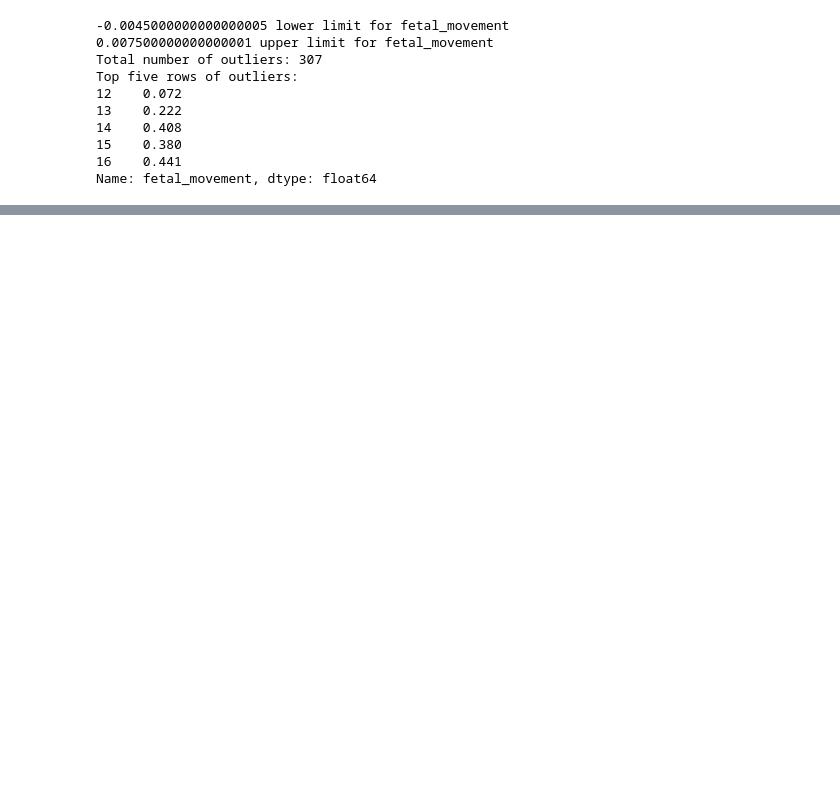
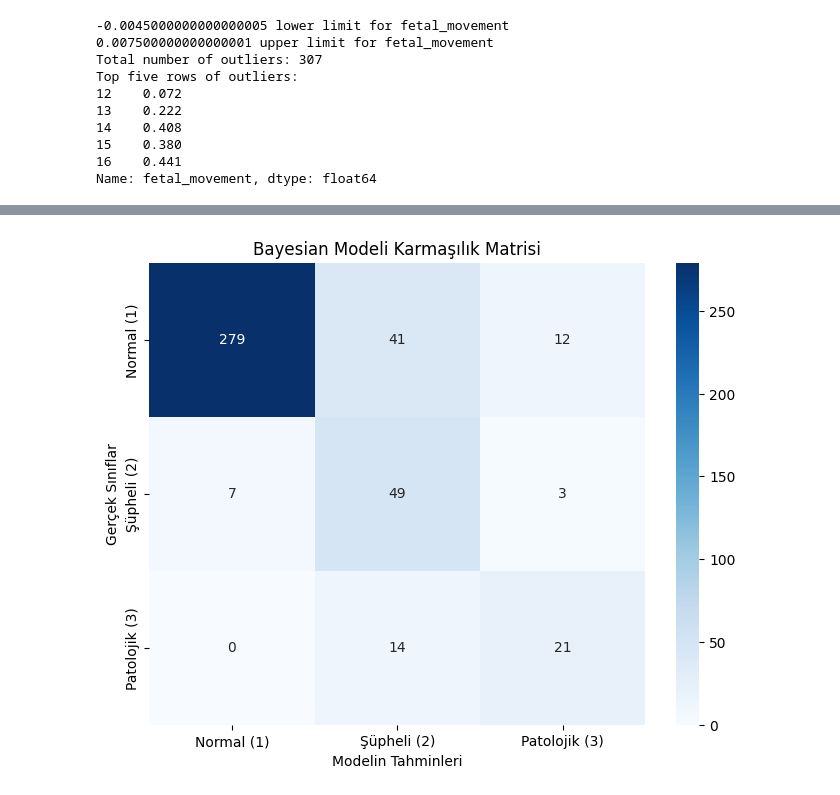
Before and after one commit to EserPoyraz/Comparison-of-Bayesian-Parameter-Estimation-and-Support-Vector-Machines-SVM-, a Jupyter notebook: data_search.ipynb, the cells around one changed output, grey strips where cells are left out. Cells and saved outputs as stored; diff of their text form; code cells hidden in the pictures; blank space fills up the shorter version.

```diff
--- a/data_search.ipynb
+++ b/data_search.ipynb
@@ -165,0 +227,13 @@ Name: fetal_movement, dtype: float64
+# %%
+from sklearn.model_selection import train_test_split
+
+zayıf_ozellikler= Correlations[abs(Correlations) <0.1].index
+df_secilmis = df.drop(columns= zayıf_ozellikler)
+
+#Hedef değişken(y) ve yeni seçilmiş özellikler(X)
+X = df_secilmis.drop('fetal_health', axis=1)
+y = df_secilmis['fetal_health']
+
+X_train, X_test, y_train, y_test =train_test_split(X, y, test_size= 0.2, random_state= 42, stratify=y)
+print(f'Elenen Özellik Sayısı: {len(zayıf_ozellikler)}')
+print(f'Eğitim seti X_train boyutu: {X_train.shape}')
@@ -165,0 +300,17 @@ Name: fetal_movement, dtype: float64
+# %%
+from sklearn.naive_bayes import GaussianNB
+from sklearn.metrics import classification_report, accuracy_score
+
+#1.Modeli Tanımla ve Eğit, arka planda Mu ve sigma^2 değerlerini çıkarır
+bayesian_model = GaussianNB()
+bayesian_model.fit(X_train, y_train)
+
+#2.Test Seti üzerine tahmin yap
+y_pred_bayesian = bayesian_model.predict(X_test)
+
+#3.Sonuçları değerlendirme
+print("--- Bayesian (MLE) MODEL TEST SONUÇLARI ---\n")
+print(f'Genel Doğruluk(Accuracy): {accuracy_score(y_test, y_pred_bayesian):.4f}')
+# Sınıf dengesizliği olduğu için 'macro avg' değerlerine odaklanacağız (Proposal'da belirttiğimiz gibi)
+print("Sınıflandırma Raporu (Classification Report):")
+print(classification_report(y_test, y_pred_bayesian))
@@ -165,0 +331,17 @@ Name: fetal_movement, dtype: float64
+# %%
+import matplotlib.pyplot as plt
+import seaborn as sns
+from sklearn.metrics import confusion_matrix
+#Hata Metrisi Hesaplama
+cm = confusion_matrix(y_test, y_pred_bayesian)
+#Görselleştirme(Isı Haritası)
+plt.figure(figsize=(8,6))
+sns.heatmap(cm, annot=True, fmt="d", cmap="Blues",
+            xticklabels=['Normal (1)', 'Şüpheli (2)', 'Patolojik (3)'],
+            yticklabels=['Normal (1)', 'Şüpheli (2)', 'Patolojik (3)'])
+plt.title('Bayesian Modeli Karmaşılık Matrisi')
+plt.ylabel('Gerçek Sınıflar')
+plt.xlabel('Modelin Tahminleri')
+plt.show()
+# %% [output]
+[figure, added]
```
Also changed, not shown: parts of 19 cells of this notebook, 1 other file.
